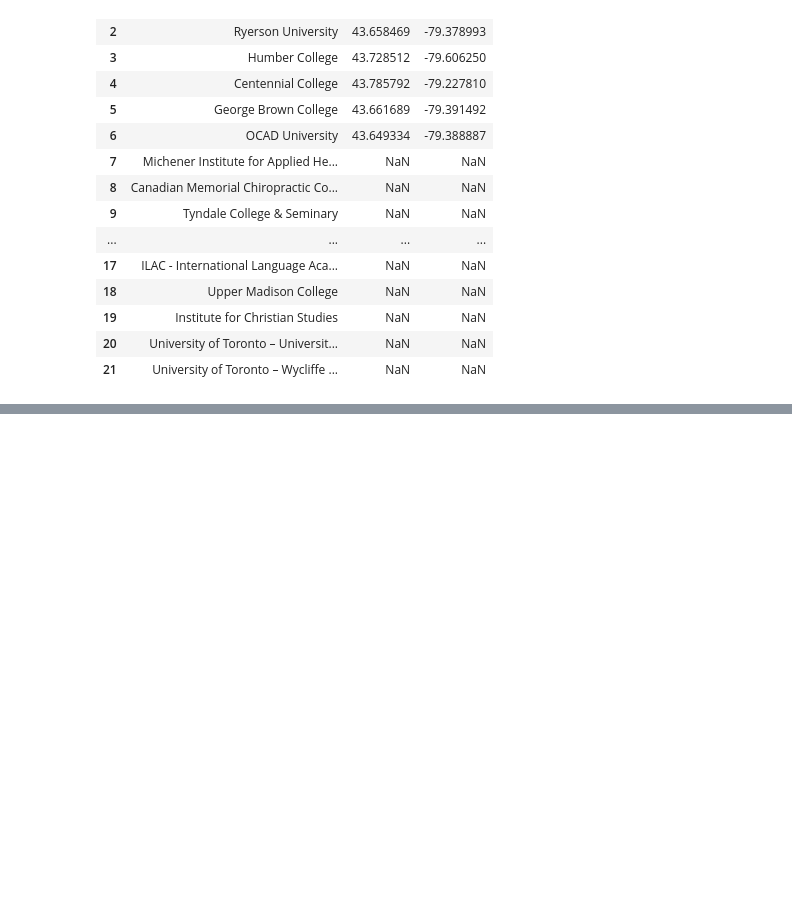
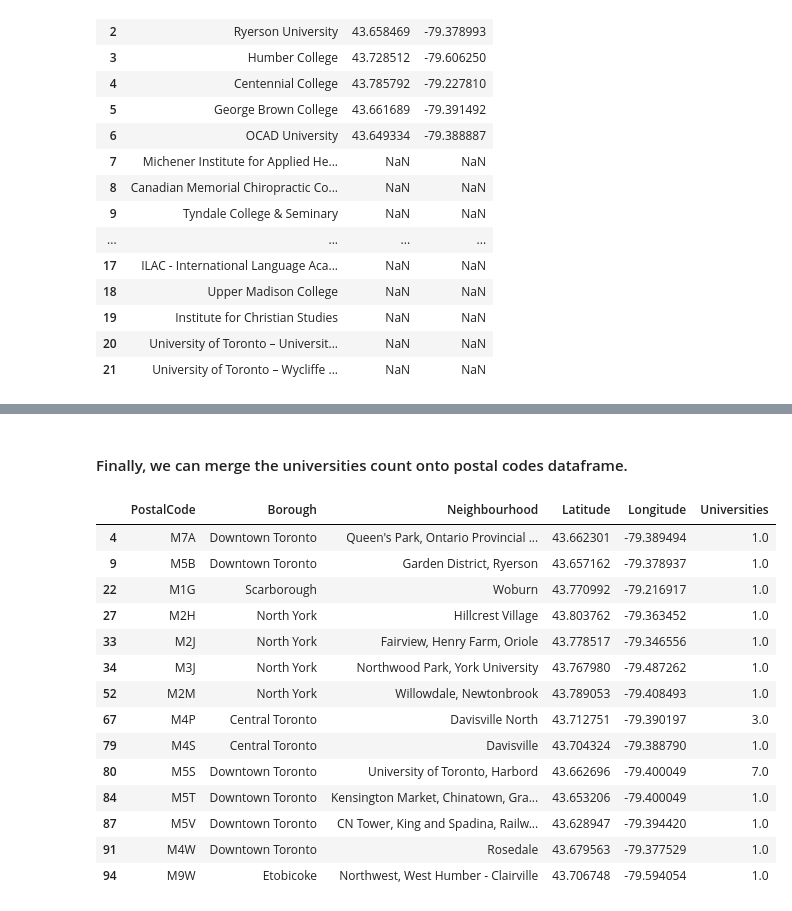
Before and after one commit to fensterseifer/Coursera_Capstone, a Jupyter notebook: Coursera_Capstone.ipynb, the cells around one changed output, grey strips where cells are left out. Drawn from its saved outputs; the diff is of its cells as text; code cells hidden in the pictures; blank space fills up the shorter version.

```diff
--- a/Coursera_Capstone.ipynb
+++ b/Coursera_Capstone.ipynb
@@ -114,0 +198,29 @@ Solving environment: |
+# %%
+latToronto = 43.651070
+lonToronto = -79.347015
+
+venues_map = folium.Map(location=[latToronto, lonToronto], zoom_start=11) # generate map centred around the Conrad Hotel
+
+# add a red circle marker to represent the Conrad Hotel
+folium.CircleMarker(
+    [latToronto, lonToronto],
+    radius=10,
+    color='red',
+    popup='Toronto',
+    fill = True,
+    fill_color = 'red',
+    fill_opacity = 0.6
+).add_to(venues_map)
+
+for lat, lon, label in zip(dfUniversitiesClean.lat, dfUniversitiesClean.lon, dfUniversitiesClean.Title):
+    folium.CircleMarker(
+        [lat, lon],
+        radius=5,
+        color='blue',
+        popup=label,
+        fill = True,
+        fill_color='blue',
+        fill_opacity=0.6
+    ).add_to(venues_map)
+
+venues_map
@@ -114,0 +252,6 @@ Solving environment: |
+# %%
+def getPostalCode(lat, lon):
+    neigh = geocoder.geolytica('{}, {}'.format(lat, lon))
+    return neigh.json['postal'][:3]
+# %%
+dfUniversitiesClean['PostalCode'] = dfUniversitiesClean.apply(lambda row : getPostalCode(row.lat, row.lon), axis=1)
@@ -114,0 +282,3 @@ Solving environment: |
+# %%
+dfPostalCodesUniversitiesCount = dfUniversitiesClean[['PostalCode', 'Title']].groupby(['PostalCode']).count().rename(columns={'Title':'Universities'})
+dfPostalCodesUniversitiesCount
@@ -114,0 +302,23 @@ Solving environment: |
+# %% [markdown]
+<h4>
+    Finally, we can merge the universities count onto postal codes dataframe.
+</h4>
+# %%
+dfPostalCodesUniversities = dfPostalCodes.join(dfPostalCodesUniversitiesCount, on='PostalCode').replace(np.nan, 0.0)
+dfPostalCodesUniversities[dfPostalCodesUniversities['Universities'] != 0.0]
+# %% [output]
+|  | PostalCode | Borough | Neighbourhood | Latitude | Longitude | Universities |
+| 4 | M7A | Downtown Toronto | Queen's Park, Ontario Provincial ... | 43.662301 | -79.389494 | 1.0 |
+| 9 | M5B | Downtown Toronto | Garden District, Ryerson | 43.657162 | -79.378937 | 1.0 |
+| 22 | M1G | Scarborough | Woburn | 43.770992 | -79.216917 | 1.0 |
+| 27 | M2H | North York | Hillcrest Village | 43.803762 | -79.363452 | 1.0 |
+| 33 | M2J | North York | Fairview, Henry Farm, Oriole | 43.778517 | -79.346556 | 1.0 |
+| 34 | M3J | North York | Northwood Park, York University | 43.767980 | -79.487262 | 1.0 |
+| 52 | M2M | North York | Willowdale, Newtonbrook | 43.789053 | -79.408493 | 1.0 |
+| 67 | M4P | Central Toronto | Davisville North | 43.712751 | -79.390197 | 3.0 |
+| 79 | M4S | Central Toronto | Davisville | 43.704324 | -79.388790 | 1.0 |
+| 80 | M5S | Downtown Toronto | University of Toronto, Harbord | 43.662696 | -79.400049 | 7.0 |
+| 84 | M5T | Downtown Toronto | Kensington Market, Chinatown, Gra... | 43.653206 | -79.400049 | 1.0 |
+| 87 | M5V | Downtown Toronto | CN Tower, King and Spadina, Railw... | 43.628947 | -79.394420 | 1.0 |
+| 91 | M4W | Downtown Toronto | Rosedale | 43.679563 | -79.377529 | 1.0 |
+| 94 | M9W | Etobicoke | Northwest, West Humber - Clairville | 43.706748 | -79.594054 | 1.0 |
```
Also changed, not shown: parts of 24 cells of this notebook.
